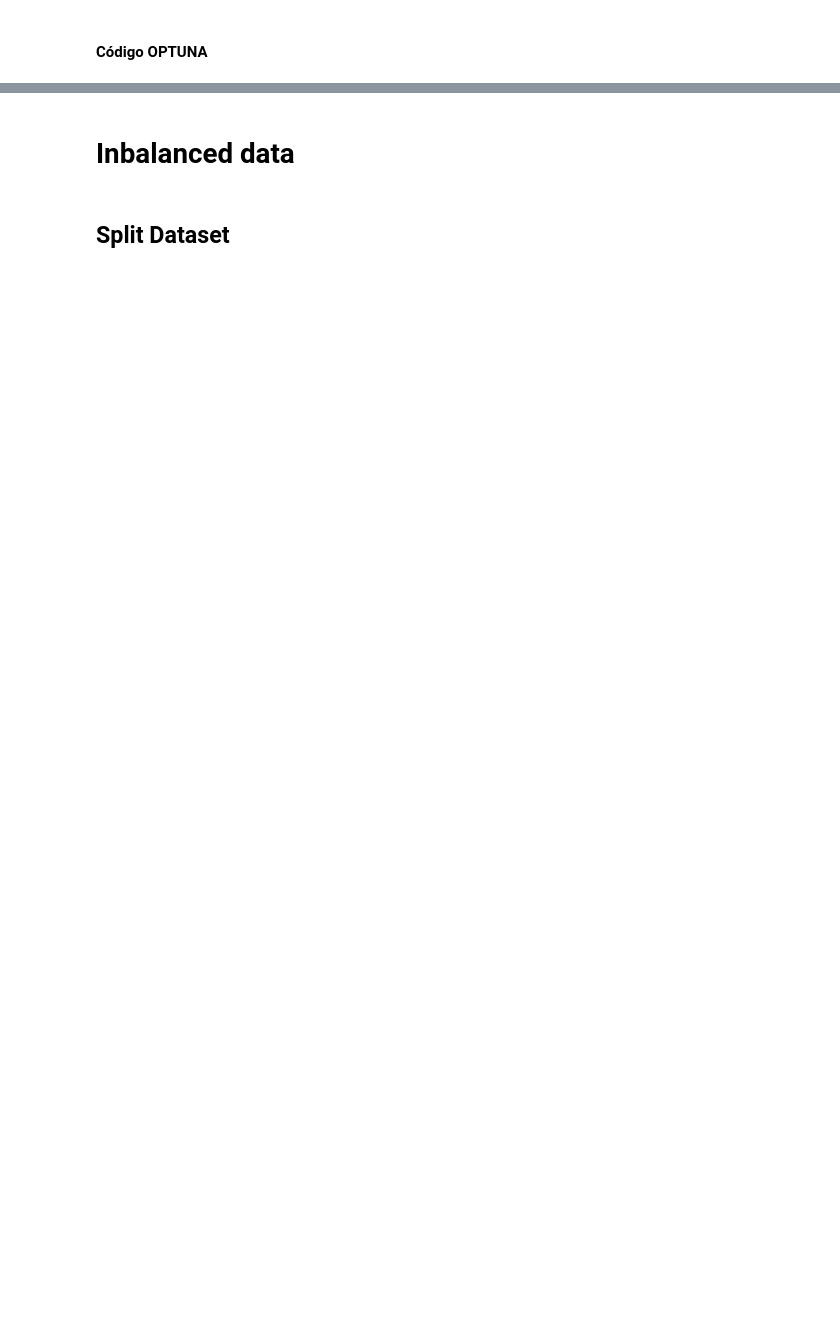
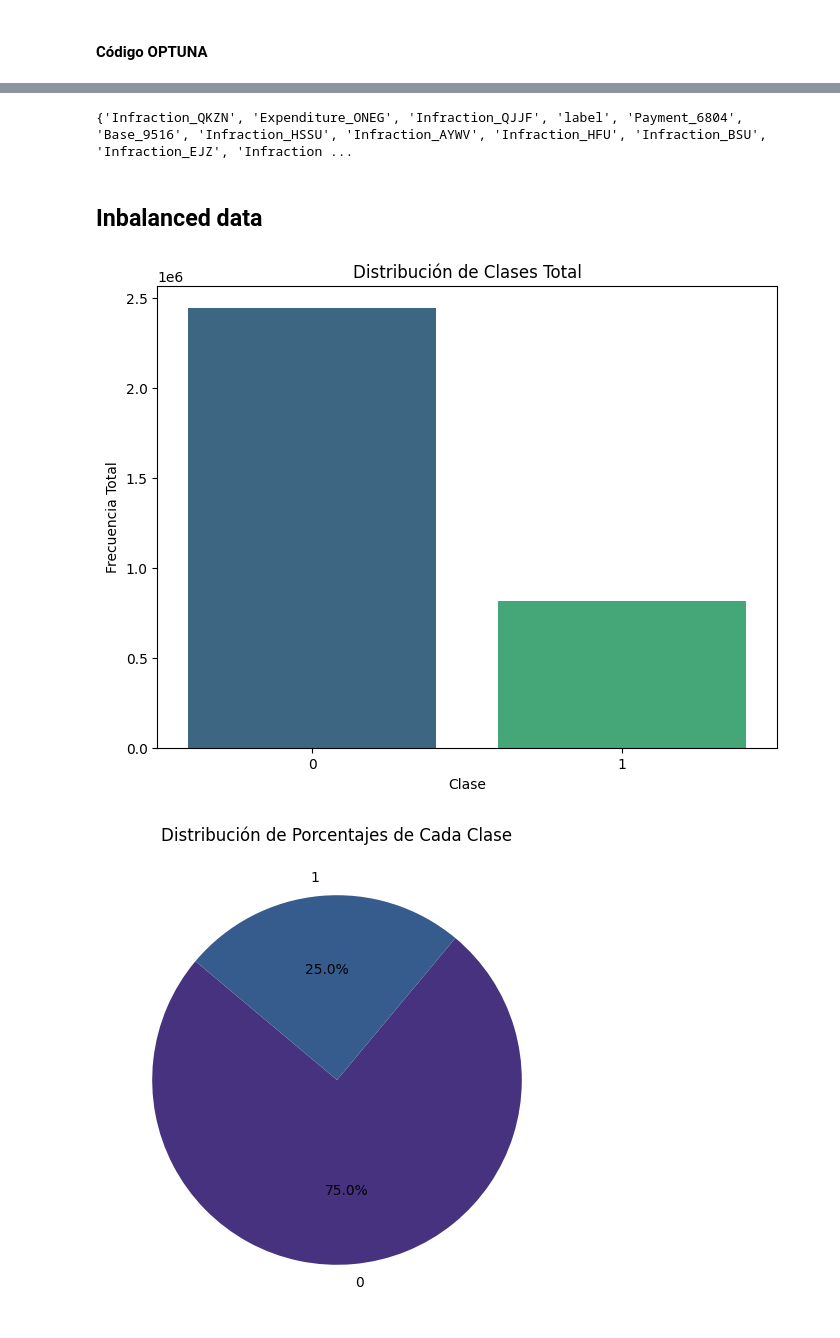
Before and after one commit to kliniik/Practica_AAI_1, a Jupyter notebook: preprocess.ipynb, the cells around one changed output, grey strips where cells are left out. Drawn from its saved outputs; the diff is of its cells as text; code cells hidden in the pictures; blank space fills up the shorter version.

Commit message:
Optuna & Inbalanced data

```diff
--- a/preprocess.ipynb
+++ b/preprocess.ipynb
@@ -882,9 +757,4 @@ Columnas con más del 95% de valores 0 en df_data_part_7: Index(['Infraction_ZRH
 # %%
-for i in range(1, 8):
-    data_frame = globals()[f'df_data_part_{i}']
-    count_unique = data_frame['Infraction_ZRH'].value_counts()
-    if i == 1:
-        unique_values = set(count_unique.index)
-    else:
-        unique_values = unique_values.intersection(set(count_unique.index))
-print(count_unique)
+for i in range(1,8):
+    data_frame = globals()[f'df_scaled_part_{i}']
+    data_frame.drop(columns=columnas_baja_varianza_final, inplace=True)
@@ -1066,0 +897,6 @@ KeyboardInterrupt:
+# %%
+# voy a eliminar las columnas que NO están en selected_features en todos los dataframes
+selected_features.add('label')
+for i in range(1, 8):
+    data_frame = globals()[f'df_scaled_part_{i}']
+    data_frame.drop(columns=data_frame.columns.difference(selected_features), inplace=True)
@@ -1067,4 +948,50 @@ KeyboardInterrupt:
+# %%
+columnas_seleccionadas.add('label')
+print(columnas_seleccionadas)
+# %% [output]
+{'Infraction_QKZN', 'Expenditure_ONEG', 'Infraction_QJJF', 'label', 'Payment_6804', 'Base_9516', 'Infraction_HSSU', 'Infraction_AYWV', 'Infraction_HFU', 'Infraction_BSU', 'Infraction_EJZ', 'Infraction ...
 # %% [markdown]
-# Inbalanced data
+## Inbalanced data
-# %% [markdown]
-## Split Dataset
+# %%
+import matplotlib.pyplot as plt
+import seaborn as sns
+import pandas as pd
+
+class_counts_total = {}
+
+for i in range(1, 8):
+
+    data_frame = globals()[f'df_scaled_part_{i}']
+    class_counts = data_frame['label'].value_counts()
+
+
+    for label, count in class_counts.items():
+        if label in class_counts_total:
+            class_counts_total[label] += count
+        else:
+            class_counts_total[label] = count
+
+
+class_counts_total_df = pd.DataFrame(list(class_counts_total.items()), columns=['label', 'count'])
+
+
+plt.figure(figsize=(8, 6))
+sns.barplot(data=class_counts_total_df, x='label',hue = 'label', y='count', palette='viridis', legend=False)
+plt.title('Distribución de Clases Total')
+plt.xlabel('Clase')
+plt.ylabel('Frecuencia Total')
+plt.show()
+
+
+total_count = sum(class_counts_total.values())
+class_percentages = {label: (count / total_count) * 100 for label, count in class_counts_total.items()}
+
+# Gráfico circular para la distribución porcentual
+plt.figure(figsize=(8, 6))
+pd.Series(class_percentages).plot(kind='pie', autopct='%1.1f%%', startangle=140, colors=sns.color_palette("viridis"))
+plt.title('Distribución de Porcentajes de Cada Clase')
+plt.ylabel('')
+plt.show()
+# %% [output]
+[figure, added]
+[figure, added]
```
Also changed, not shown: parts of 42 cells of this notebook, 1 other file.
